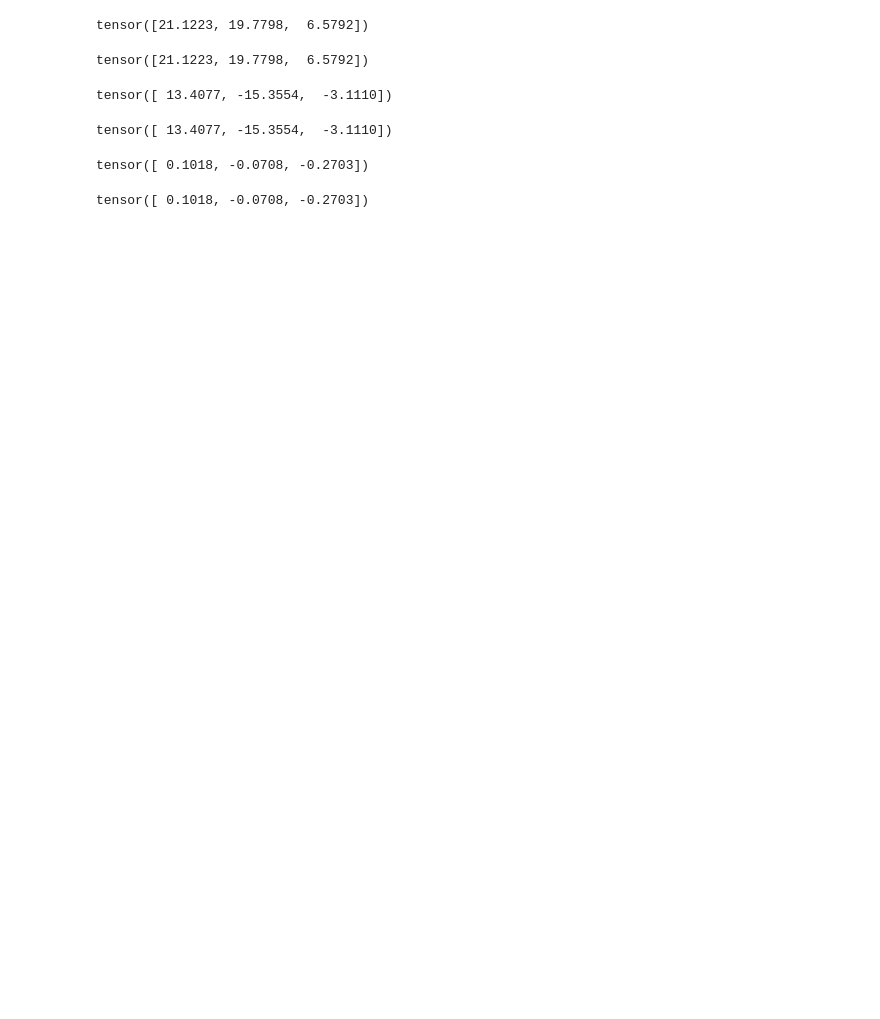
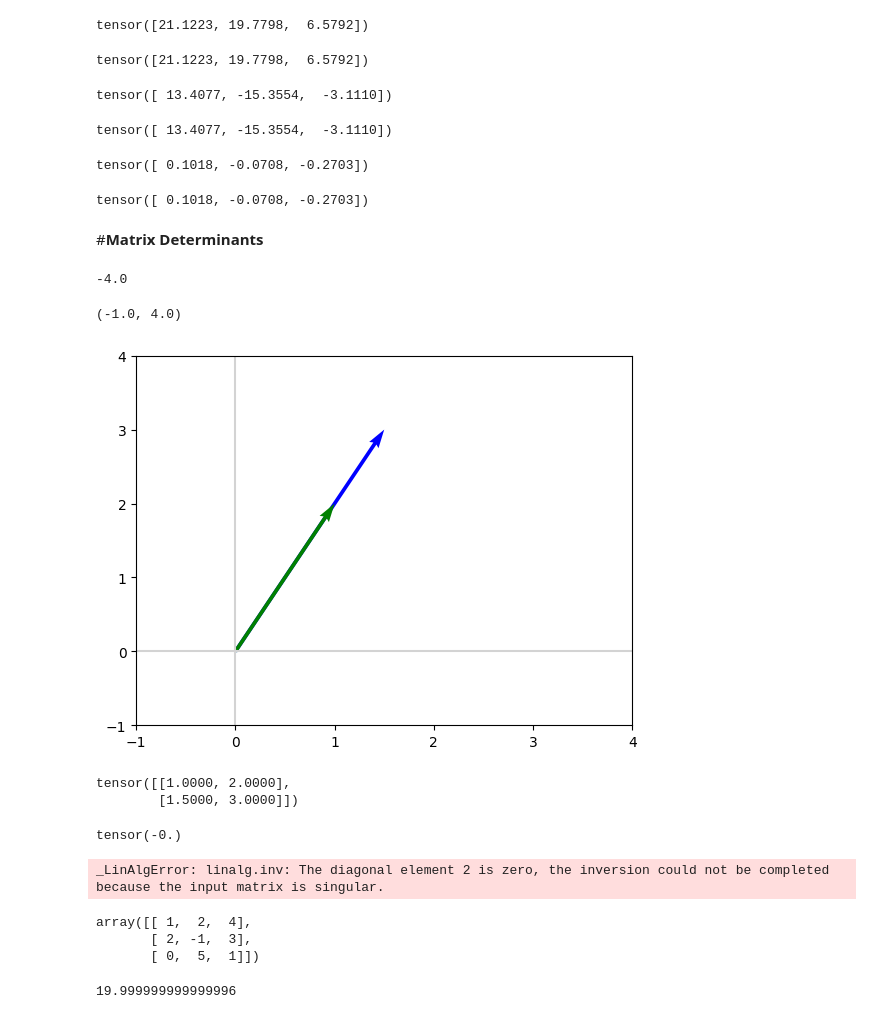
Before and after one commit to fakhar-iqbal/Machine_Learning_Fundamentals, a Jupyter notebook: LinearAlgebra_II.ipynb, the cells around one changed output. Drawn from its saved outputs; the diff is of its cells as text; code cells hidden in the pictures; blank space fills up the shorter version.

```diff
--- a/LinearAlgebra_II.ipynb
+++ b/LinearAlgebra_II.ipynb
@@ -392,3 +392,42 @@ tensor([ 0.1018, -0.0708, -0.2703])
 L[2]*v3
 # %% [output]
 tensor([ 0.1018, -0.0708, -0.2703])
+# %% [markdown]
+#**Matrix Determinants**
+# %%
+A = np.array([[1,2],[4,4]])
+np.linalg.det(A)
+# %% [output]
+-4.0
+# %%
+plot_vectors([np.array([1.5,3]),np.array([1,2])],['blue','green'])
+plt.xlim(-1,4)
+plt.ylim(-1,4)
+# %% [output]
+(-1.0, 4.0)
+[figure, added]
+# %%
+Apt = torch.tensor([[1,2],[1.5,3]])
+Apt
+# %% [output]
+tensor([[1.0000, 2.0000],
+        [1.5000, 3.0000]])
+# %%
+torch.det(Apt)
+# %% [output]
+tensor(-0.)
+# %%
+torch.linalg.inv(Apt) #singular matrix since the columns are lniearly dependant
+# %% [output]
+_LinAlgError: linalg.inv: The diagonal element 2 is zero, the inversion could not be completed because the input matrix is singular.
+# %%
+A = np.array([[1,2,4],[2,-1,3],[0,5,1]])
+A
+# %% [output]
+array([[ 1,  2,  4],
+       [ 2, -1,  3],
+       [ 0,  5,  1]])
+# %%
+np.linalg.det(A)
+# %% [output]
+19.999999999999996
```
